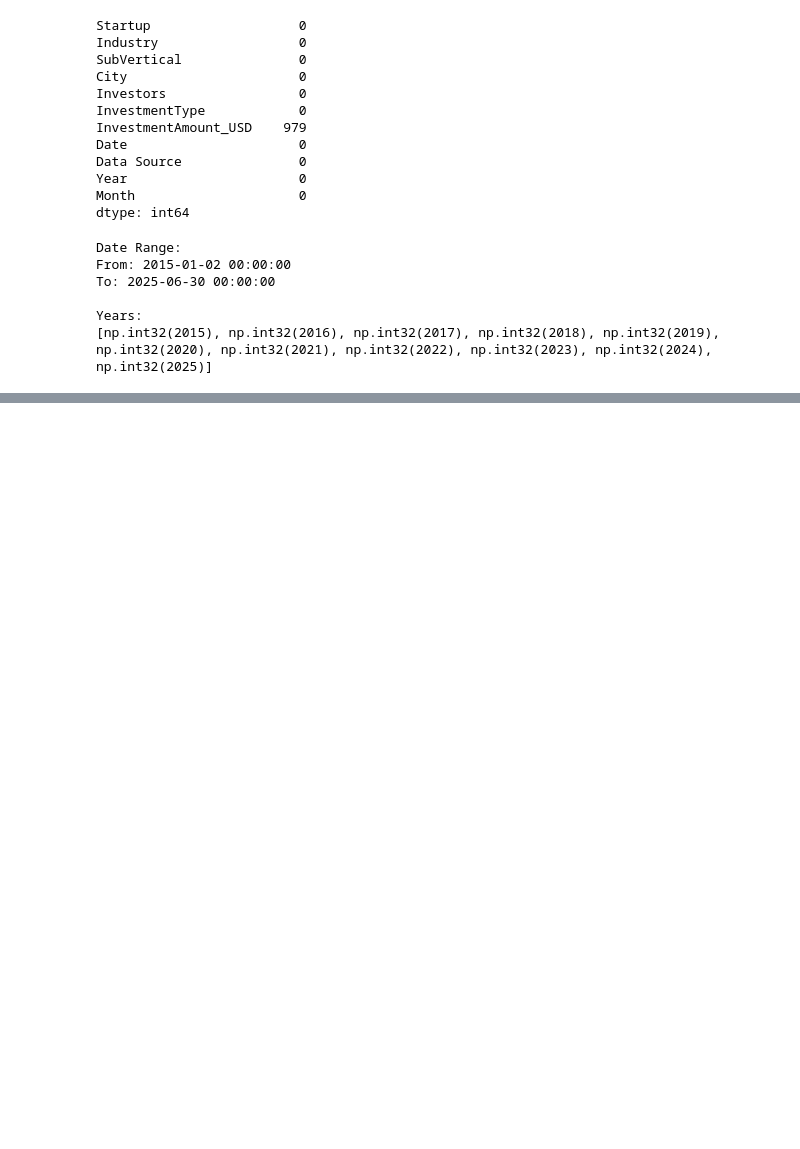
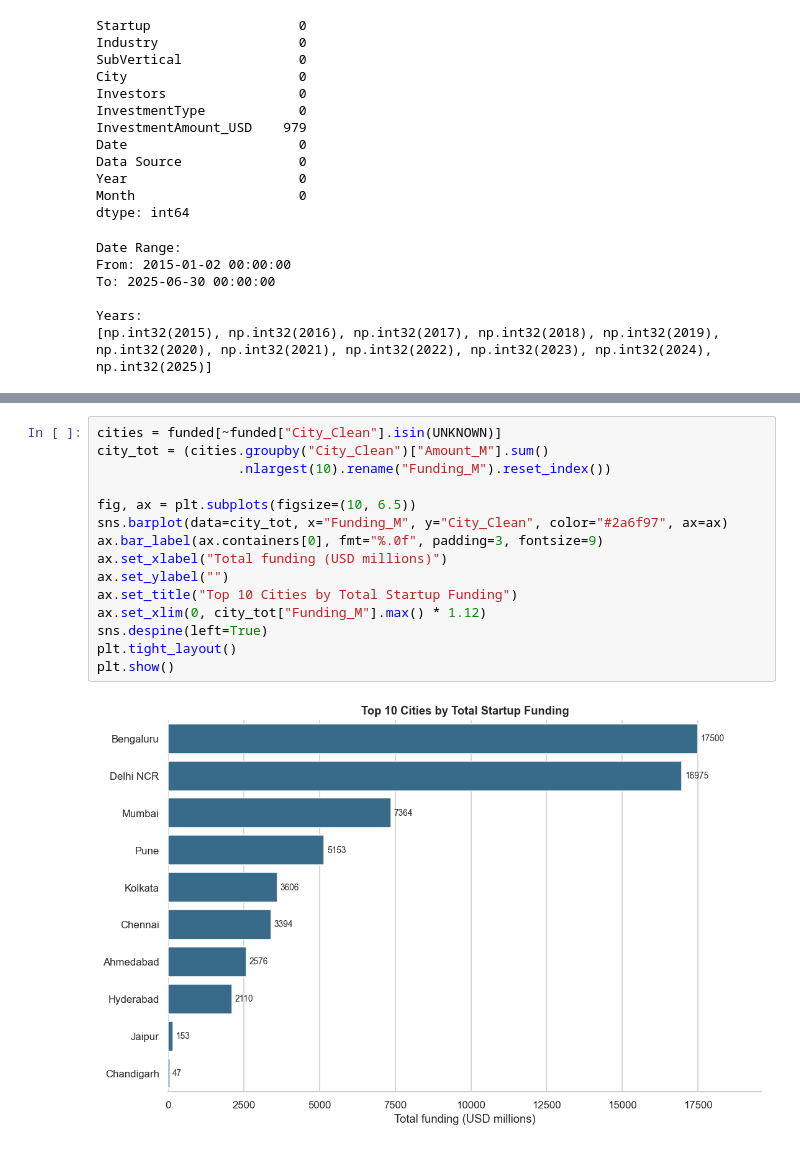
Before and after one commit to srinithi-karunakaran/india-startup-funding-analysis, a Jupyter notebook: startup_funding_analysis.ipynb, the cells around one changed output, grey strips where cells are left out. Saved outputs shown, nothing was run; the diff lists cells and outputs as text; blank space fills up the shorter version.

```diff
--- a/startup_funding_analysis.ipynb
+++ b/startup_funding_analysis.ipynb
@@ -643,0 +901,17 @@ Years:
+# %%
+cities = funded[~funded["City_Clean"].isin(UNKNOWN)]
+city_tot = (cities.groupby("City_Clean")["Amount_M"].sum()
+                  .nlargest(10).rename("Funding_M").reset_index())
+
+fig, ax = plt.subplots(figsize=(10, 6.5))
+sns.barplot(data=city_tot, x="Funding_M", y="City_Clean", color="#2a6f97", ax=ax)
+ax.bar_label(ax.containers[0], fmt="%.0f", padding=3, fontsize=9)
+ax.set_xlabel("Total funding (USD millions)")
+ax.set_ylabel("")
+ax.set_title("Top 10 Cities by Total Startup Funding")
+ax.set_xlim(0, city_tot["Funding_M"].max() * 1.12)
+sns.despine(left=True)
+plt.tight_layout()
+plt.show()
+# %% [output]
+[figure, added]
```
Also changed, not shown: parts of 16 cells of this notebook.
